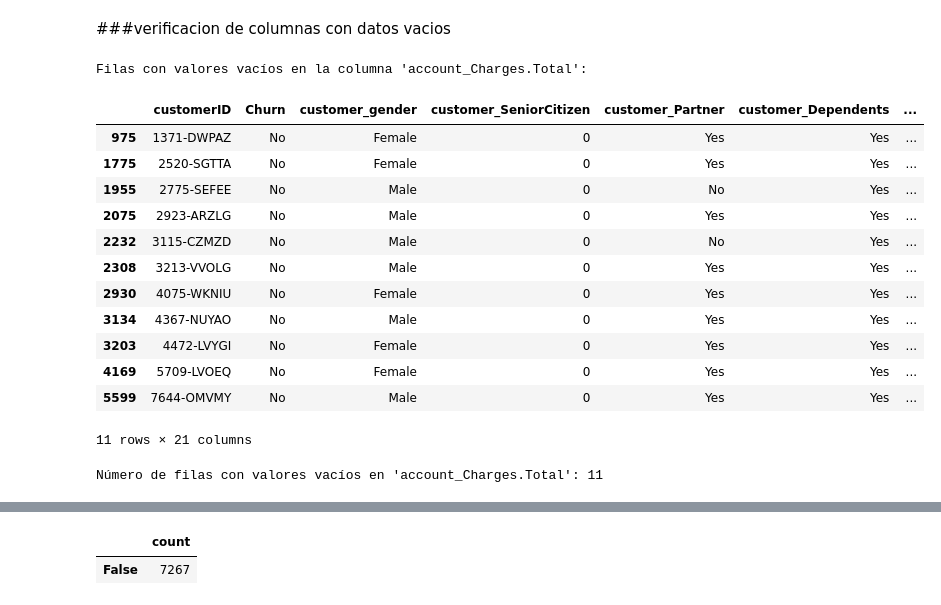
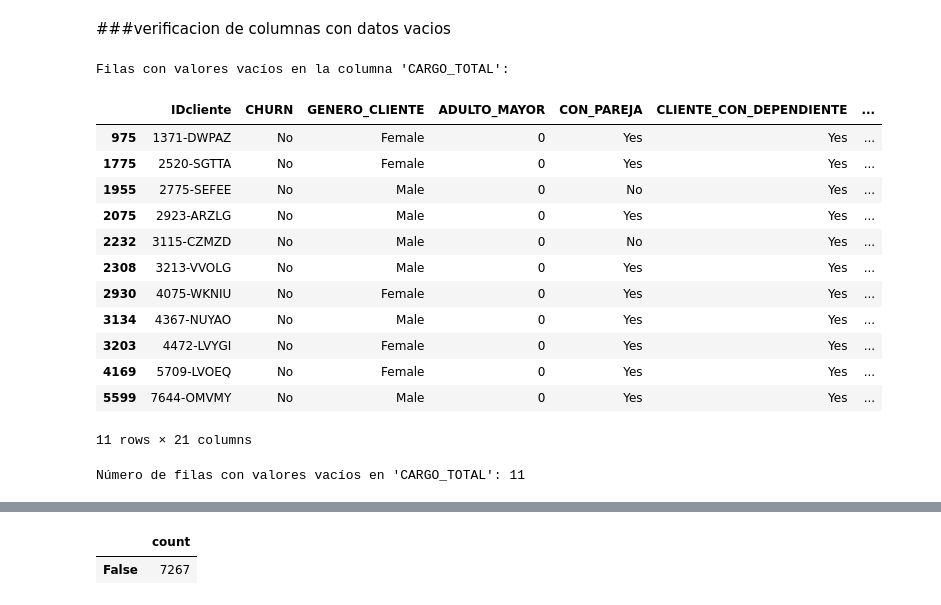
Before and after one commit to raohxxx/TelecomX_Challenge, a Jupyter notebook: TelecomX_LATAM.ipynb, the cells around one changed output, grey strips where cells are left out. Drawn from its saved outputs; the diff is of its cells as text; code cells hidden in the pictures.

Commit message:
renombrado columnas

```diff
--- a/TelecomX_LATAM.ipynb
+++ b/TelecomX_LATAM.ipynb
@@ -76,7 +76,7 @@ None
 # %%
 columnas=list(df_final.columns)
 # Nombres de las columnas que quieres remover de la lista
-columnas_a_remover = ['customerID', 'customer_SeniorCitizen', 'account_Charges.Monthly', 'account_Charges.Total']
+columnas_a_remover = ['customerID', 'customer_SeniorCitizen','customer_tenure', 'account_Charges.Monthly', 'account_Charges.Total']
 
 # Remover las columnas de la lista 'columnas'
 for col_nombre in columnas_a_remover:
@@ -138,7 +138,7 @@ dtype: object
 # %%
 # Cambiar el tipo de la columna 'customerID' a string (str)
 df_final['customerID'] = df_final['customerID'].astype(str)
-
+df_final['customer_tenure'] = df_final['customer_tenure'].astype(int)
 # Cambiar el tipo de la columna 'account_Charges.Total' a float
 # Es importante manejar posibles errores o valores no numéricos antes de la conversión a float
 # Por ejemplo, puedes reemplazar valores no numéricos o usar errors='coerce'
@@ -170,0 +173,30 @@ dtype: object
+# %%
+cols_nuevas = {
+    'index': 'INDICE',
+    'customerID': 'IDcliente',
+    'Churn': 'CHURN',
+    'customer_gender': 'GENERO_CLIENTE',
+    'customer_SeniorCitizen': 'ADULTO_MAYOR',
+    'customer_Partner': 'CON_PAREJA',
+    'customer_Dependents': 'CLIENTE_CON_DEPENDIENTE',
+    'customer_tenure': 'ANTIGUEDAD_CLIENTE',
+    'phone_PhoneService': 'SERVICIO_TELEFONO',
+    'phone_MultipleLines': 'MULTIPLES_LINEAS',
+    'internet_InternetService': 'S_INTERNET',
+    'internet_OnlineSecurity': 'SEGURIDAD_ONLINE',
+    'internet_OnlineBackup': 'RESPALDO_ONLINE',
+    'internet_DeviceProtection': 'PROTECCION_DISPOSITIVOS',
+    'internet_TechSupport': 'SOPORTE_TECNICO',
+    'internet_StreamingTV': 'TV_STREAMING',
+    'internet_StreamingMovies': 'PELICULAS_STREAMING',
+    'account_Contract': 'CONTRATO',
+    'account_PaperlessBilling': 'BOLETA_ELECTRONICA',
+    'account_PaymentMethod': 'METODO_PAGO',
+    'account_Charges.Monthly': 'CARGO_MENSUAL',
+    'account_Charges.Total': 'CARGO_TOTAL'}
+
+df_final= df_final.rename(columns=cols_nuevas)
+
+# To verify the changes, you can print the new column names
+#print(df_final.columns)
+df_final.head()
@@ -173,20 +213,20 @@ dtype: object
 # %%
 filas_vacias=df_final.isna().sum()
 filas_vacias
-nombre_de_la_columna = 'account_Charges.Total'  # Reemplaza con el nombre de tu columna
+nombre_de_la_columna = 'CARGO_TOTAL'  # Reemplaza con el nombre de tu columna
 
 # Filtrar el DataFrame para mostrar solo las filas donde la columna especificada tiene valores nulos
 filas_con_valores_vacios = df_final[df_final[nombre_de_la_columna].isna()]
 
 # Para mostrar las filas encontradas
 print(f"Filas con valores vacíos en la columna '{nombre_de_la_columna}':")
 display(filas_con_valores_vacios)
 
 # Opcionalmente, para saber cuántas filas son:
 print(f"\nNúmero de filas con valores vacíos en '{nombre_de_la_columna}': {filas_con_valores_vacios.shape[0]}")
 # %% [output]
-Filas con valores vacíos en la columna 'account_Charges.Total':
+Filas con valores vacíos en la columna 'CARGO_TOTAL':
-|  | customerID | Churn | customer_gender | customer_SeniorCitizen | customer_Partner | customer_Dependents | ... |
+|  | IDcliente | CHURN | GENERO_CLIENTE | ADULTO_MAYOR | CON_PAREJA | CLIENTE_CON_DEPENDIENTE | ... |
 | 975 | 1371-DWPAZ | No | Female | 0 | Yes | Yes | ... |
 | 1775 | 2520-SGTTA | No | Female | 0 | Yes | Yes | ... |
 | 1955 | 2775-SEFEE | No | Male | 0 | No | Yes | ... |
@@ -199,4 +239,4 @@ Filas con valores vacíos en la columna 'account_Charges.Total':
 | 4169 | 5709-LVOEQ | No | Female | 0 | Yes | Yes | ... |
 | 5599 | 7644-OMVMY | No | Male | 0 | Yes | Yes | ... |
 11 rows × 21 columns
-Número de filas con valores vacíos en 'account_Charges.Total': 11
+Número de filas con valores vacíos en 'CARGO_TOTAL': 11
```
Also changed, not shown: parts of 7 cells of this notebook.
